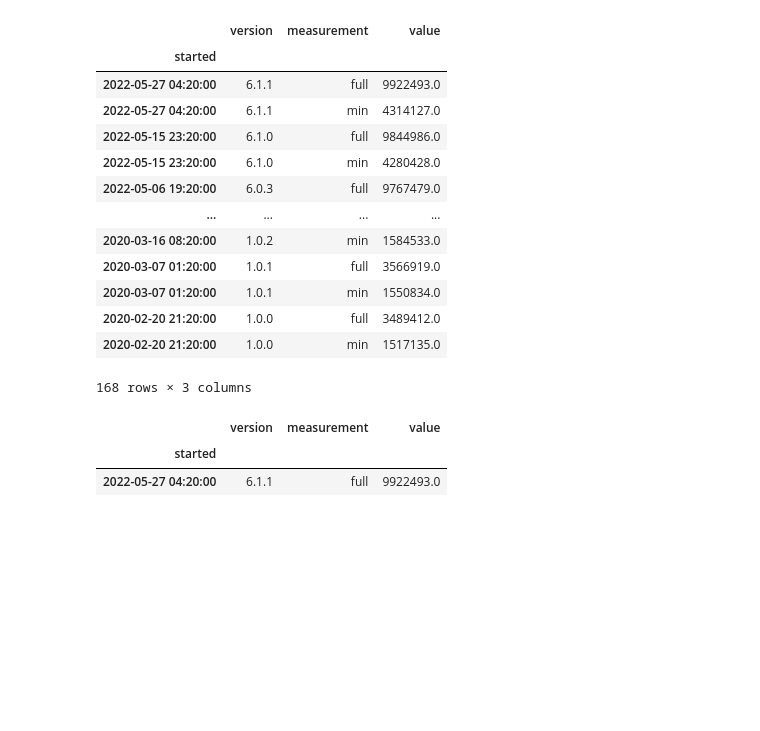
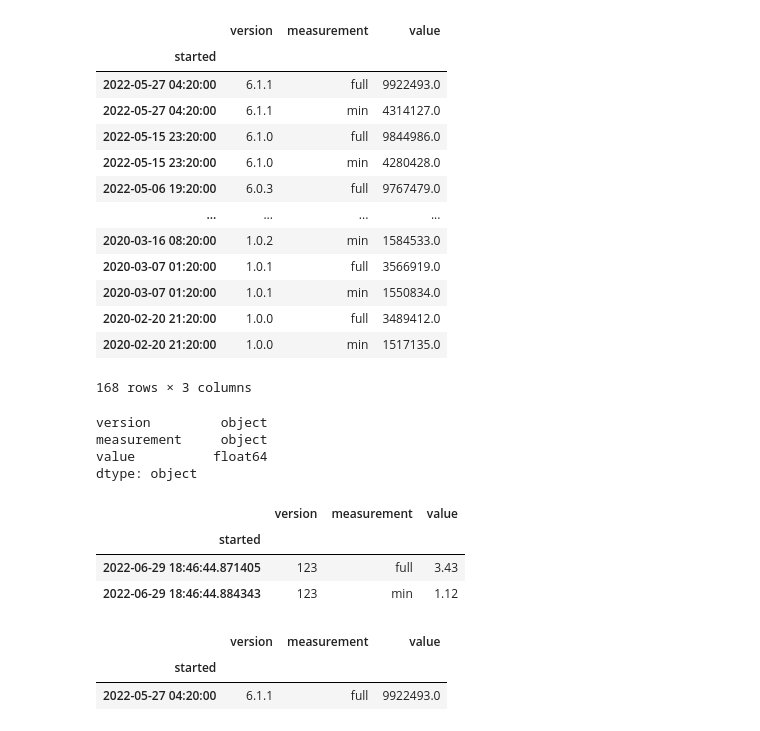
Before and after one commit to getsentry/test-factory-utils, a Jupyter notebook: table_visualisation.ipynb, the cells around one changed output. Saved outputs shown, nothing was run; the diff lists cells and outputs as text; code cells hidden in the pictures; blank space fills up the shorter version.

```diff
--- a/table_visualisation.ipynb
+++ b/table_visualisation.ipynb
@@ -46,6 +48,25 @@ sdk_vals
 | 2020-02-20 21:20:00 | 1.0.0 | full | 3489412.0 |
 | 2020-02-20 21:20:00 | 1.0.0 | min | 1517135.0 |
 168 rows × 3 columns
+# %%
+# x = pd.DataFrame(columns=["started","version", "measurement", "value"])
+# x.set_index(keys="started")
+# d = datetime.datetime.now()
+x = pd.DataFrame({"started":[datetime.datetime.now()], "version":["123"], 'measurement':["full"], "value": [3.43]}, ).set_index("started")
+x.dtypes
+# %% [output]
+version         object
+measurement     object
+value          float64
+dtype: object
+# %%
+x.loc[datetime.datetime.now()]={"version":"123", 'measurement':"min", "value": 1.12}
+x
+# %% [output]
+|  | version | measurement | value |
+| started |  |  |  |
+| 2022-06-29 18:46:44.871405 | 123 | full | 3.43 |
+| 2022-06-29 18:46:44.884343 | 123 | min | 1.12 |
 # %%
 sdk_vals.loc[(sdk_vals["measurement"] == "full") & (sdk_vals["version"] == "6.1.1")]
 # %% [output]
```
Also changed, not shown: parts of 12 cells of this notebook, 5 other files.
